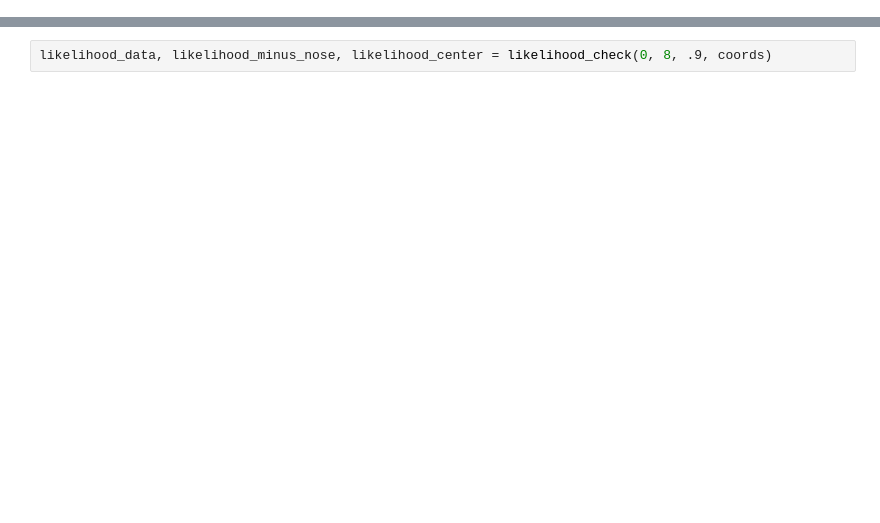
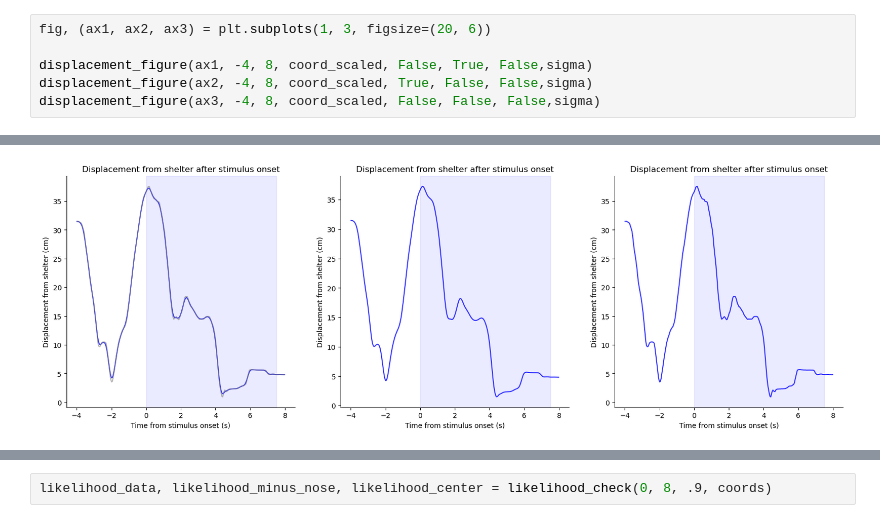
Before and after one commit to Lindsey-Christinger/behaviorAnalysis, a Jupyter notebook: D1D2/D1/D1_M1.ipynb, the cells around one changed output, grey strips where cells are left out. Saved outputs shown, nothing was run; the diff lists cells and outputs as text; blank space fills up the shorter version.

```diff
--- a/D1D2/D1/D1_M1.ipynb
+++ b/D1D2/D1/D1_M1.ipynb
@@ -103,0 +136,7 @@ ratio, initial_displacement, total_distance = linearity_ratio(0, escape_done, co
+# %%
+fig, (ax1, ax2, ax3) = plt.subplots(1, 3, figsize=(20, 6))
+
+displacement_figure(ax1, -4, 8, coord_scaled, False, True, False,sigma)
+displacement_figure(ax2, -4, 8, coord_scaled, True, False, False,sigma)
+displacement_figure(ax3, -4, 8, coord_scaled, False, False, False,sigma)
+# %% [output]
@@ -103,0 +144 @@ ratio, initial_displacement, total_distance = linearity_ratio(0, escape_done, co
+[figure, added]
```
Also changed, not shown: parts of 46 cells of this notebook, 2 other files.
